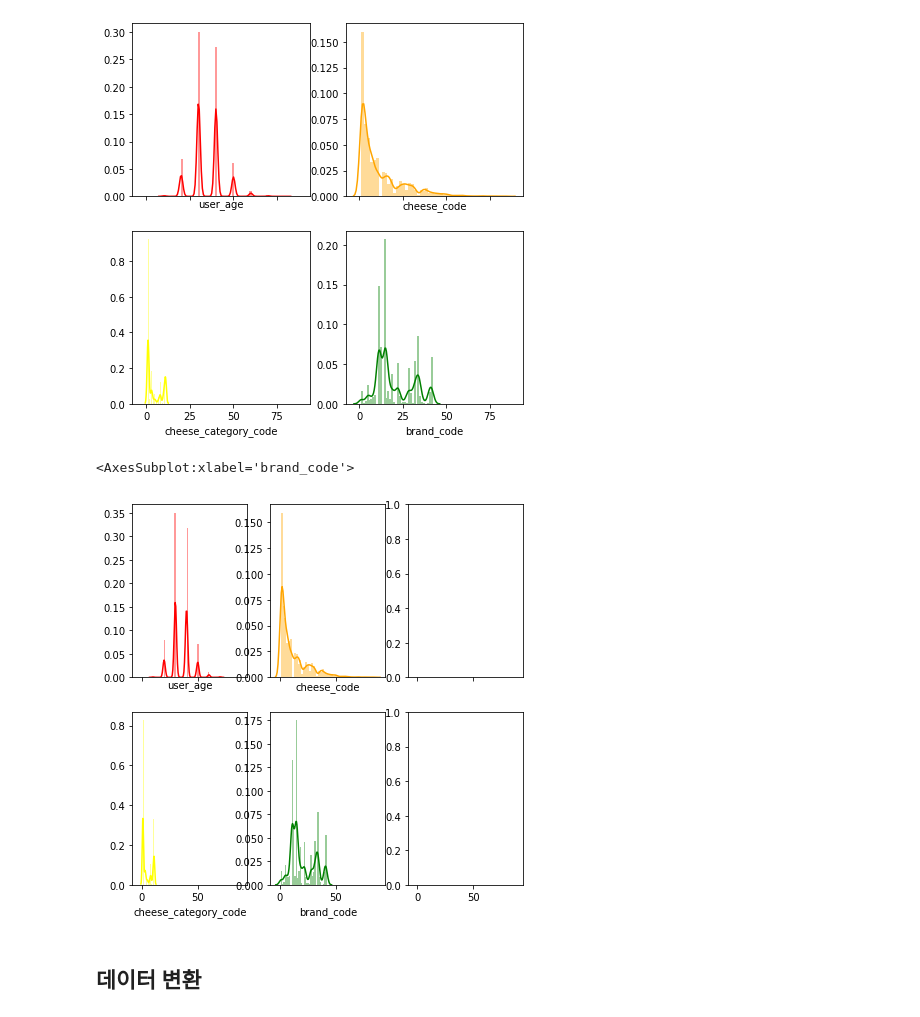
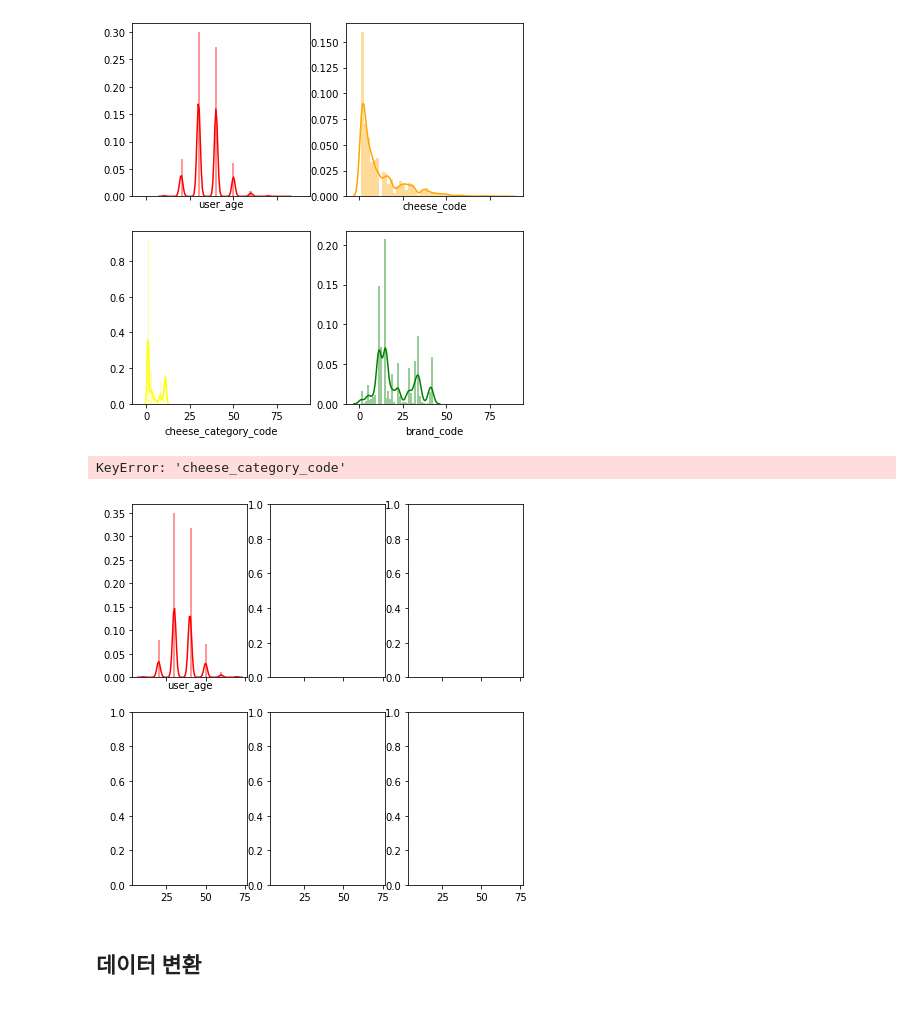
Before and after one commit to soominok/cheese-ai, a Jupyter notebook: com_cheese_api/tf-user-cheese-origin-data.ipynb, the cells around one changed output. Drawn from its saved outputs; the diff is of its cells as text; code cells hidden in the pictures.

```diff
--- a/com_cheese_api/tf-user-cheese-origin-data.ipynb
+++ b/com_cheese_api/tf-user-cheese-origin-data.ipynb
@@ -74,17 +74,15 @@ sns.distplot(user_data["brand_code"], color = "green", ax=axes[1,1])
 # %%
 import matplotlib.pyplot as plt
 import seaborn as sns
 
 f, axes = plt.subplots(2, 3, figsize=(7,7), sharex=True)
-sns.distplot(user_X_train_set["user_age"], color="red", ax=axes[0,0])
-sns.distplot(user_X_train_set["cheese_code"], color="orange", ax=axes[0,1])
-sns.distplot(user_X_train_set["cheese_category_code"], color = "yellow", ax=axes[1,0])
-sns.distplot(user_X_train_set["brand_code"], color = "green", ax=axes[1,1])
-# sns.distplot(user_X_train_set["cheese_texture_code"], color="blue", ax=axes[0,2])
-# sns.distplot(user_X_train_set["cheese_one_price"], color = "purple", ax=axes[1,2])
+sns.distplot(X_user_train["user_age"], color="red", ax=axes[0,0])
+sns.distplot(X_user_train["brand_code"], color = "green", ax=axes[1,0])
+sns.distplot(X_user_train["cheese_texture_code"], color="blue", ax=axes[1,1])
+sns.distplot(X_user_train["cheese_one_price"], color = "purple", ax=axes[1,2])
 # %% [output]
-<AxesSubplot:xlabel='brand_code'>
+KeyError: 'cheese_category_code'
-[figure, old version]
+[figure, new version]
 # %% [markdown]
 ## 데이터 변환
 # %%
```
